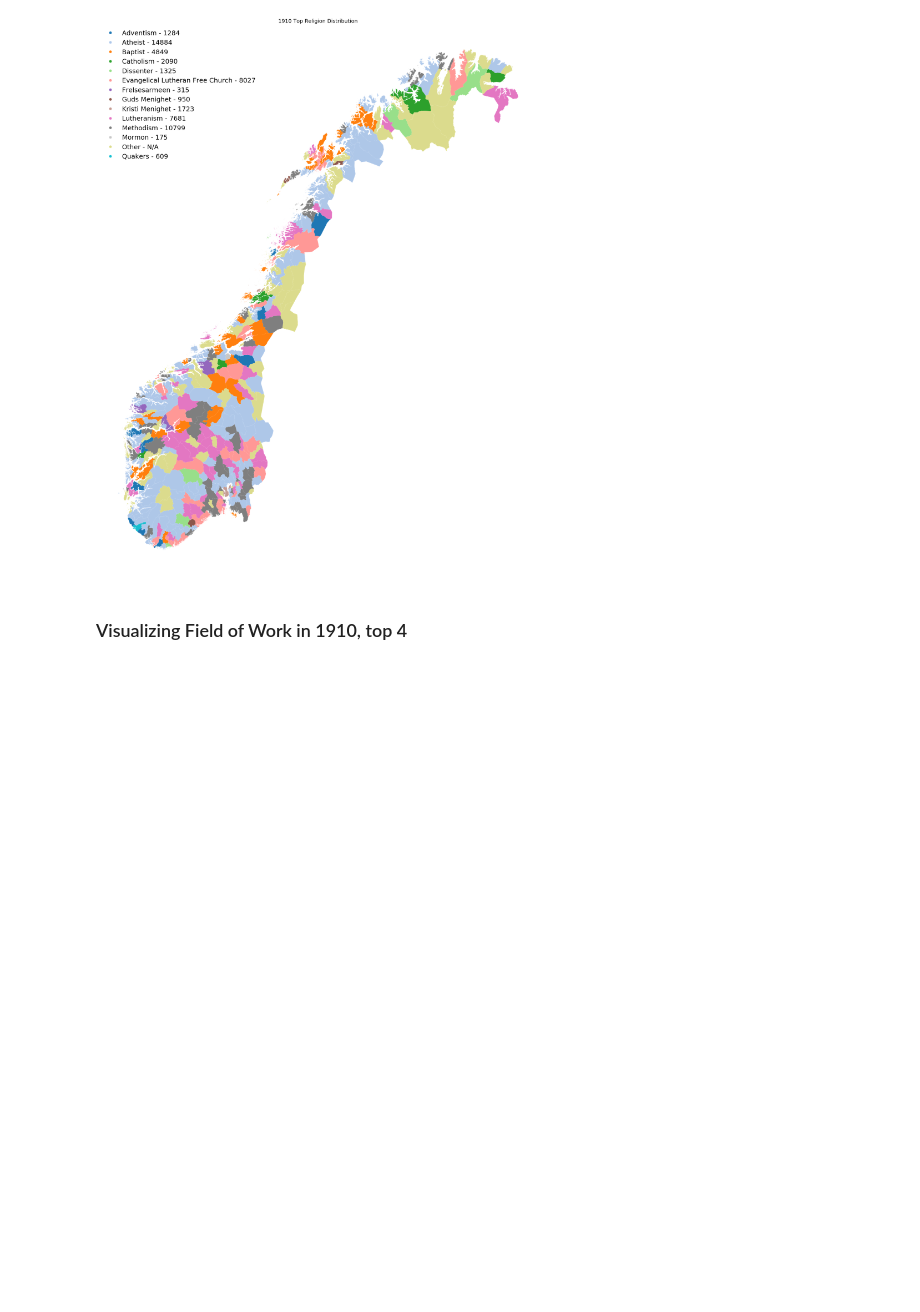
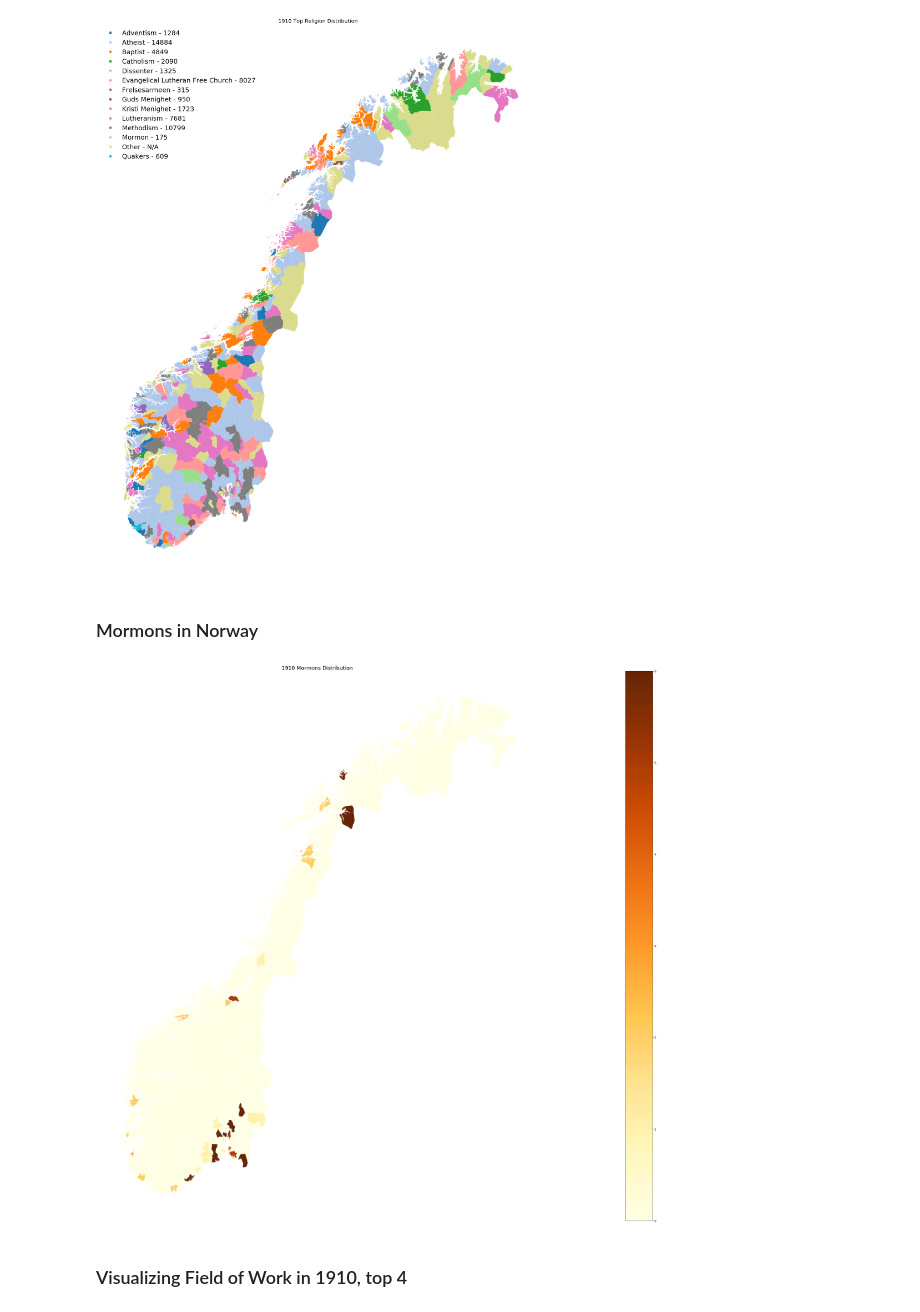
Before and after one commit to BerntA/NorwegianDemographics, a Jupyter notebook: src/visualize.ipynb, the cells around one changed output. Drawn from its saved outputs; the diff is of its cells as text; code cells hidden in the pictures; blank space fills up the shorter version.

```diff
--- a/src/visualize.ipynb
+++ b/src/visualize.ipynb
@@ -186,6 +186,18 @@ for m, r, c in zip(df_religion_1910.Municipality, df_religion_1910.Religion, df_
 visualize(df_municipalities, np.array(values), '1910 Top Religion Distribution', True, '1910_religion_distribution')
 # %% [output]
 [figure]
+# %% [markdown]
+### Mormons in Norway
+# %%
+pop = np.zeros(len(df_municipalities), dtype=np.uint64)
+for m, r, c in zip(df_religion_1910.Municipality, df_religion_1910.Religion, df_religion_1910.Count):
+    if r != 'Mormon':
+        continue
+    pop[MUNICIPALITIES_IDX[m]] = c
+
+visualize(df_municipalities, pop, '1910 Mormons Distribution', False, '1910_religion_mormons')
+# %% [output]
+[figure, added]
 # %% [markdown]
 ### Visualizing Field of Work in 1910, top 4
 # %%
```
Also changed, not shown: parts of 1 cell of this notebook, 2 other files.
